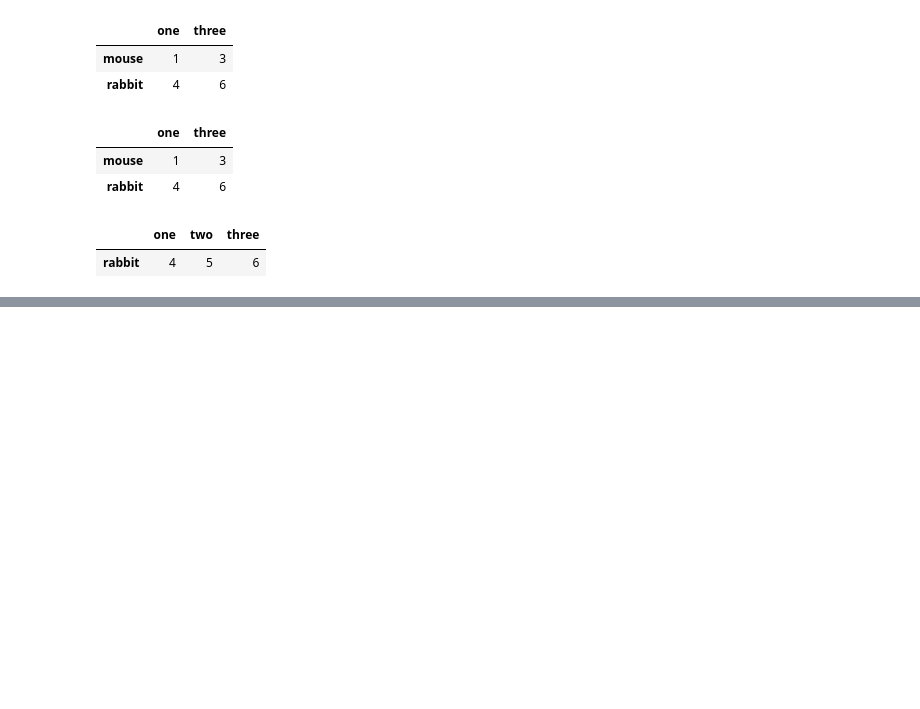
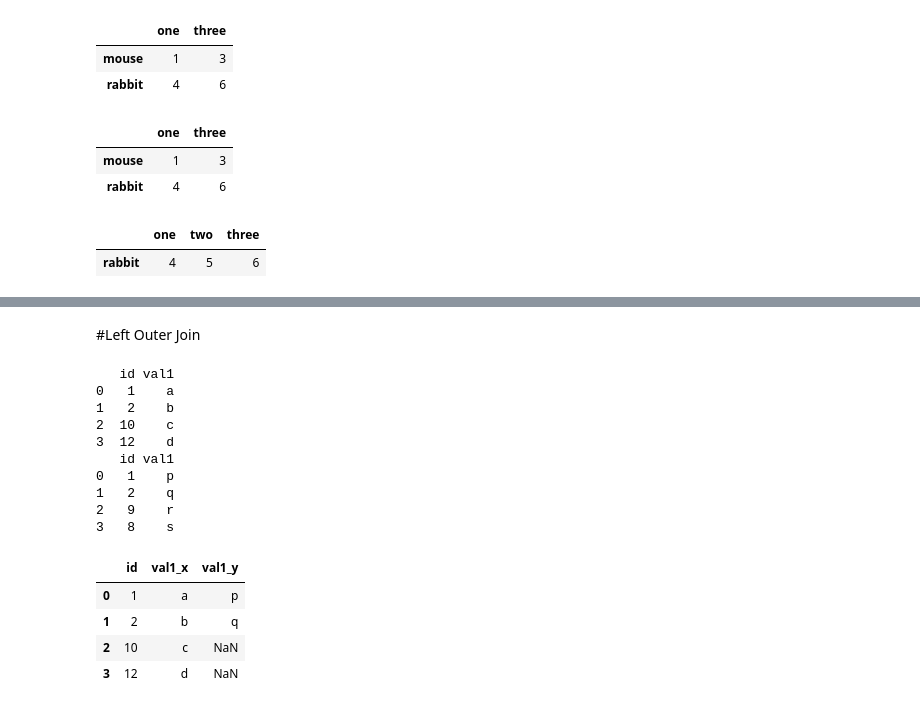
Before and after one commit to Chetana10r/Python_for_DS, a Jupyter notebook: Pandas.ipynb, the cells around one changed output, grey strips where cells are left out. Saved outputs shown, nothing was run; the diff lists cells and outputs as text; code cells hidden in the pictures; blank space fills up the shorter version.

```diff
--- a/Pandas.ipynb
+++ b/Pandas.ipynb
@@ -468,0 +513,44 @@ df.filter(like='bbi',axis=0)
+# %% [markdown]
+#Left Outer Join
+# %%
+a=pd.DataFrame()
+
+#Creating Dictionary
+d={'id':[1,2,10,12],'val1':['a','b','c','d']}
+
+a=pd.DataFrame(d)
+
+#Creating Dataframe b
+b=pd.DataFrame()
+
+#Creating dictionary
+
+d={'id':[1,2,9,8],'val1':['p','q','r','s']}
+
+b=pd.DataFrame(d)
+
+print(a)
+print(b)
+
+#Left Outer Join
+df=pd.merge(a,b,on="id",how="left")
+
+#display dataframe
+
+df
+# %% [output]
+   id val1
+0   1    a
+1   2    b
+2  10    c
+3  12    d
+   id val1
+0   1    p
+1   2    q
+2   9    r
+3   8    s
+|  | id | val1_x | val1_y |
+| 0 | 1 | a | p |
+| 1 | 2 | b | q |
+| 2 | 10 | c | NaN |
+| 3 | 12 | d | NaN |
```
Also changed, not shown: parts of 10 cells of this notebook.
